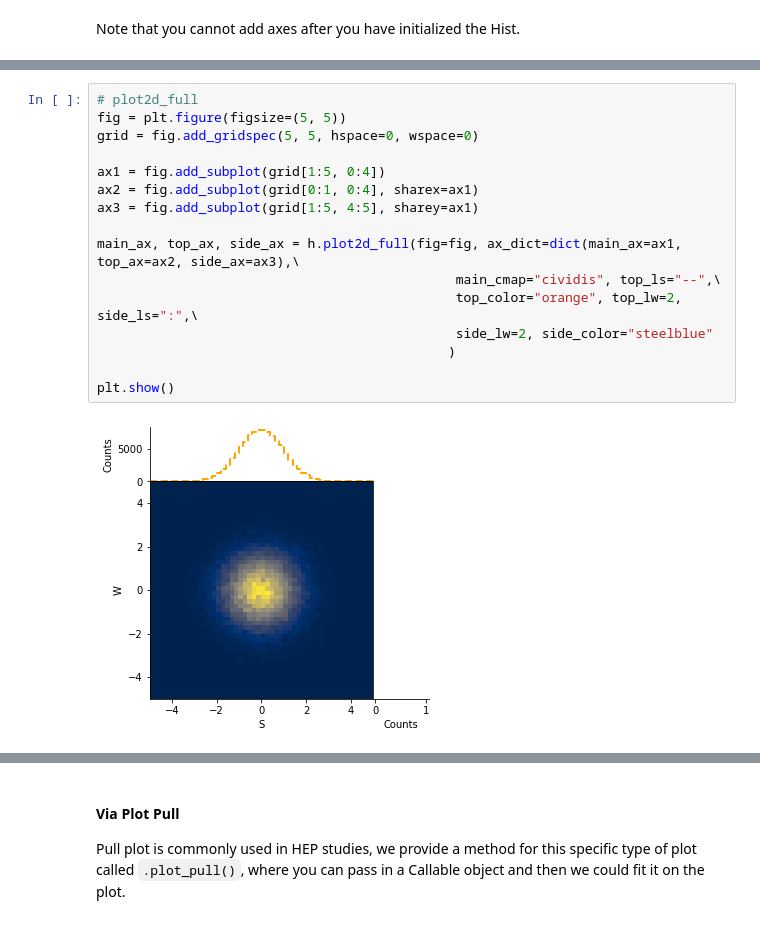
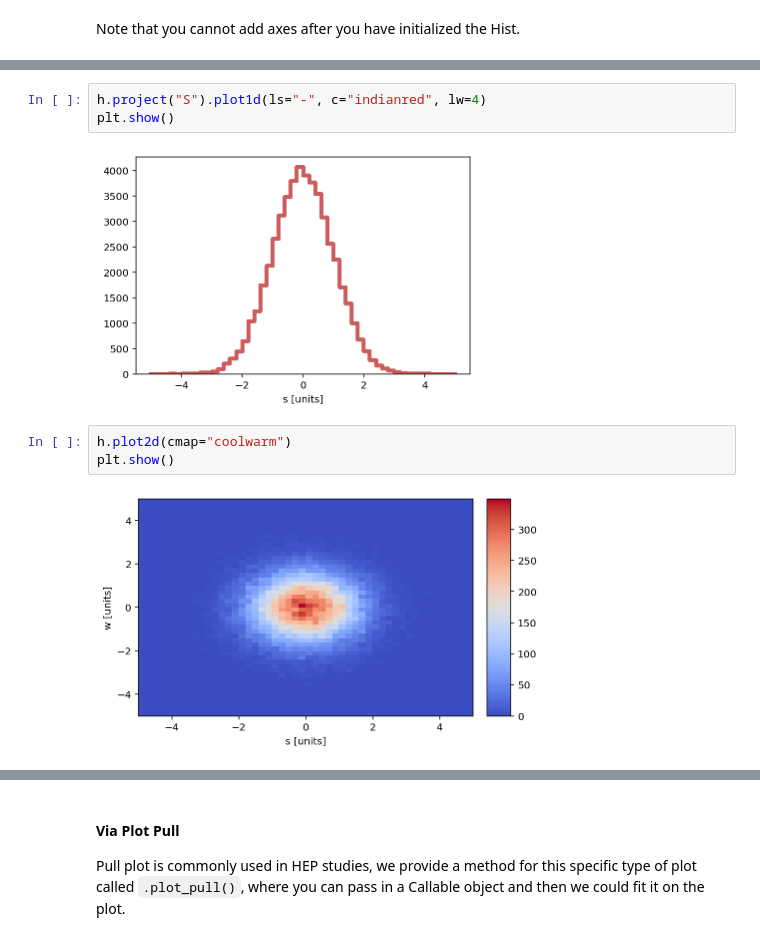
Before and after one commit to scikit-hep/hist, a Jupyter notebook: notebooks/test.ipynb, the cells around one changed output, grey strips where cells are left out. Saved outputs shown, nothing was run; the diff lists cells and outputs as text.

```diff
--- a/notebooks/test.ipynb
+++ b/notebooks/test.ipynb
@@ -62,18 +40,10 @@ plt.show()
-# %%
-# plot2d_full
-fig = plt.figure(figsize=(5, 5))
-grid = fig.add_gridspec(5, 5, hspace=0, wspace=0)
-
-ax1 = fig.add_subplot(grid[1:5, 0:4])
-ax2 = fig.add_subplot(grid[0:1, 0:4], sharex=ax1)
-ax3 = fig.add_subplot(grid[1:5, 4:5], sharey=ax1)
-
-main_ax, top_ax, side_ax = h.plot2d_full(fig=fig, ax_dict=dict(main_ax=ax1, top_ax=ax2, side_ax=ax3),\
-                                              main_cmap="cividis", top_ls="--",\
-                                              top_color="orange", top_lw=2, side_ls=":",\
-                                              side_lw=2, side_color="steelblue"
-                                             )
-
-plt.show()
-# %% [output]
-[figure, removed]
+# %%
+h.project("S").plot1d(ls="-", c="indianred", lw=4)
+plt.show()
+# %% [output]
+[figure, added]
+# %%
+h.plot2d(cmap="coolwarm")
+plt.show()
+# %% [output]
+[figure, added]
```
Also changed, not shown: parts of 13 cells of this notebook, 1 other file.
